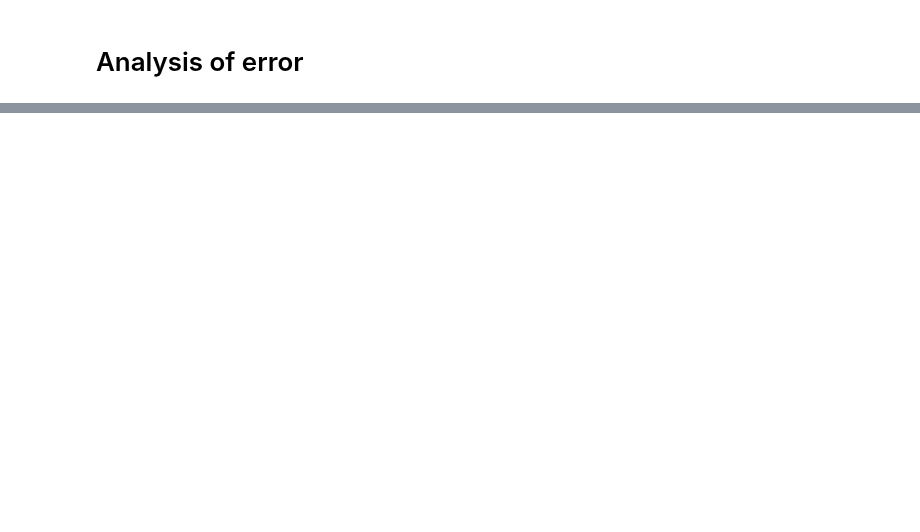
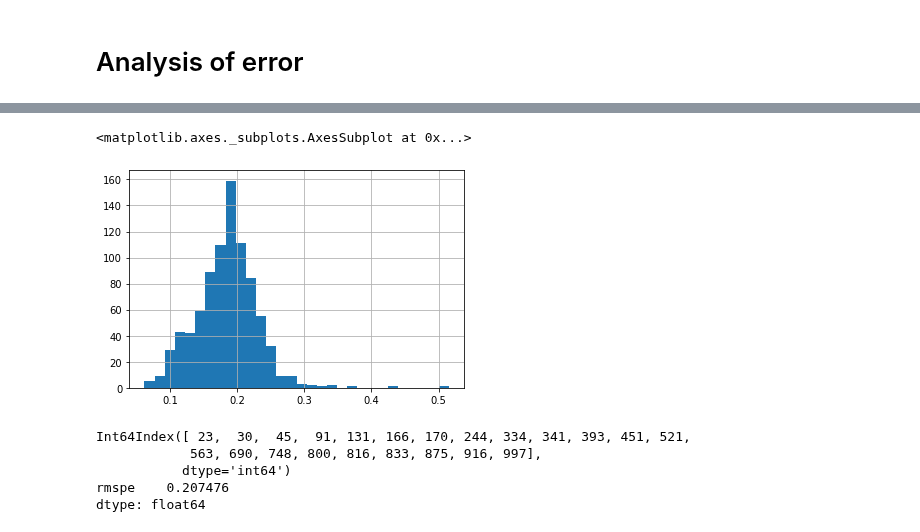
Before and after one commit to vkhmara/EPAM-Internship, a Jupyter notebook: Rossmann Store Sales/Time series forecasting.ipynb, the cells around one changed output, grey strips where cells are left out. Saved outputs shown, nothing was run; the diff lists cells and outputs as text; code cells hidden in the pictures; blank space fills up the shorter version.

```diff
--- a/Rossmann Store Sales/Time series forecasting.ipynb
+++ b/Rossmann Store Sales/Time series forecasting.ipynb
@@ -367,0 +415,18 @@ score - 0.29496
+# %%
+rmspes = val_predict_df.groupby('Store').agg({'percent_error': lambda err: np.sqrt(np.mean(err**2))}).rename(columns={'percent_error': 'rmspe'})
+# %%
+rmspes.rmspe.hist(bins=30)
+# %% [output]
+<matplotlib.axes._subplots.AxesSubplot at 0x...>
+[figure, added]
+# %%
+for cluster_label, stores in cm.store_ids.items():
+    print(stores)
+    print(rmspes.loc[stores].mean())
+    break
+# %% [output]
+Int64Index([ 23,  30,  45,  91, 131, 166, 170, 244, 334, 341, 393, 451, 521,
+            563, 690, 748, 800, 816, 833, 875, 916, 997],
+           dtype='int64')
+rmspe    0.207476
+dtype: float64
```
Also changed, not shown: parts of 56 cells of this notebook.
